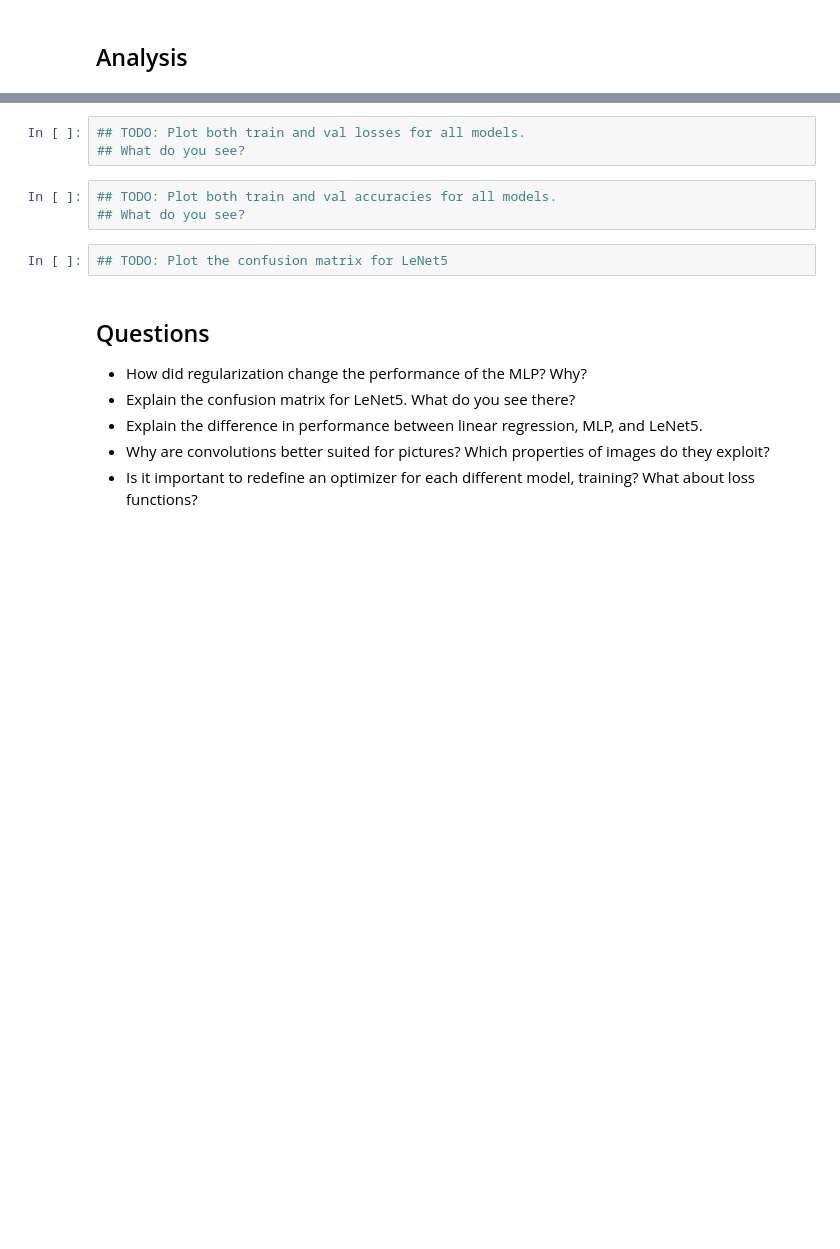
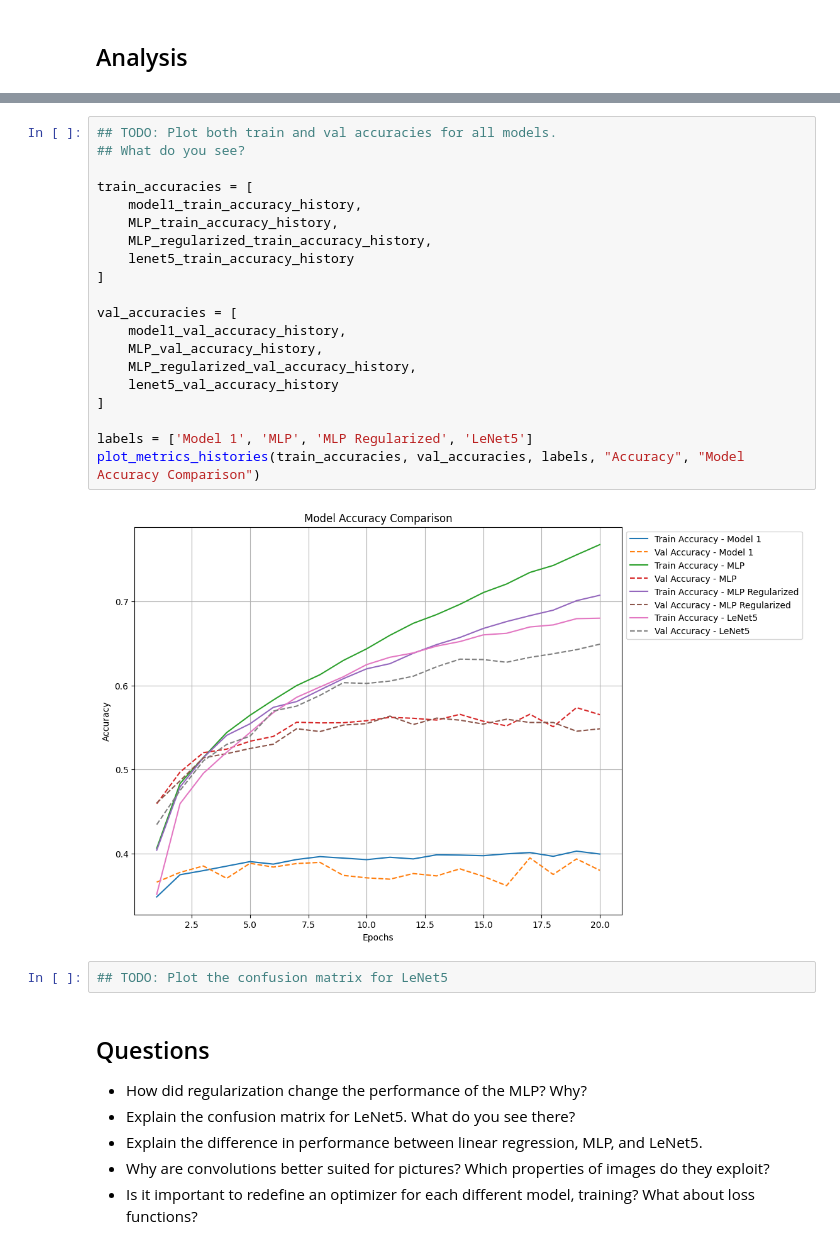
Before and after one commit to Deepak1520/Machine-Learning, a Jupyter notebook: Exercise 3/3_NAME1_NAME2_NAME3.ipynb, the cells around one changed output, grey strips where cells are left out. Drawn from its saved outputs; the diff is of its cells as text; blank space fills up the shorter version.

```diff
--- a/Exercise 3/3_NAME1_NAME2_NAME3.ipynb
+++ b/Exercise 3/3_NAME1_NAME2_NAME3.ipynb
@@ -474,9 +611,25 @@ num_epochs = 20
 # %%
-## TODO: Plot both train and val losses for all models.
+## TODO: Plot both train and val accuracies for all models.
 ## What do you see?
+
+train_accuracies = [
+    model1_train_accuracy_history,
+    MLP_train_accuracy_history,
+    MLP_regularized_train_accuracy_history,
+    lenet5_train_accuracy_history
+]
+
+val_accuracies = [
+    model1_val_accuracy_history,
+    MLP_val_accuracy_history,
+    MLP_regularized_val_accuracy_history,
+    lenet5_val_accuracy_history
+]
+
+labels = ['Model 1', 'MLP', 'MLP Regularized', 'LeNet5']
+plot_metrics_histories(train_accuracies, val_accuracies, labels, "Accuracy", "Model Accuracy Comparison")
+# %% [output]
+[figure, added]
-# %%
-## TODO: Plot both train and val accuracies for all models.
-## What do you see?
 # %%
 ## TODO: Plot the confusion matrix for LeNet5
 # %% [markdown]
```
Also changed, not shown: parts of 15 cells of this notebook.
